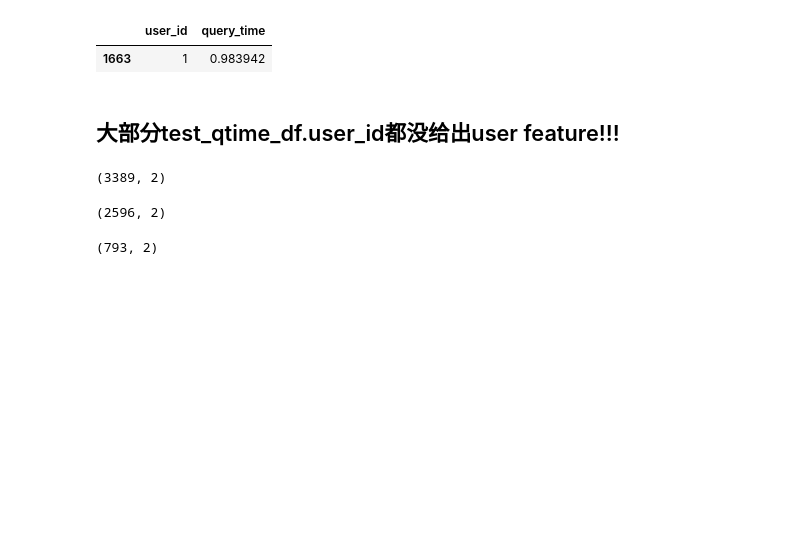
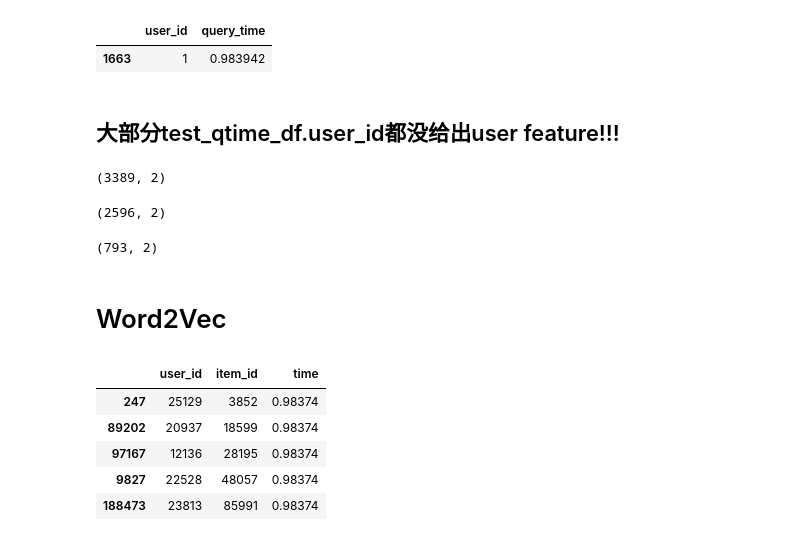
Before and after one commit to mayi140611/mayiapps, a Jupyter notebook: c6_Modern_E_Commerce_Platform_Debiasing/0EDA.ipynb, the cells around one changed output. Saved outputs shown, nothing was run; the diff lists cells and outputs as text; code cells hidden in the pictures; blank space fills up the shorter version.

```diff
--- a/c6_Modern_E_Commerce_Platform_Debiasing/0EDA.ipynb
+++ b/c6_Modern_E_Commerce_Platform_Debiasing/0EDA.ipynb
@@ -718,3 +735,5 @@ test_qtime_df[~test_qtime_df.user_id.isin(train_user_df.user_id.tolist())].shape
 test_qtime_df[test_qtime_df.user_id.isin(train_user_df.user_id.tolist())].shape
 # %% [output]
 (793, 2)
+# %% [markdown]
+# Word2Vec
@@ -720,0 +742,9 @@ test_qtime_df[test_qtime_df.user_id.isin(train_user_df.user_id.tolist())].shape
+# %%
+whole_click.head()
+# %% [output]
+|  | user_id | item_id | time |
+| 247 | 25129 | 3852 | 0.98374 |
+| 89202 | 20937 | 18599 | 0.98374 |
+| 97167 | 12136 | 28195 | 0.98374 |
+| 9827 | 22528 | 48057 | 0.98374 |
+| 188473 | 23813 | 85991 | 0.98374 |
```
Also changed, not shown: parts of 13 cells of this notebook, 1 other file.
